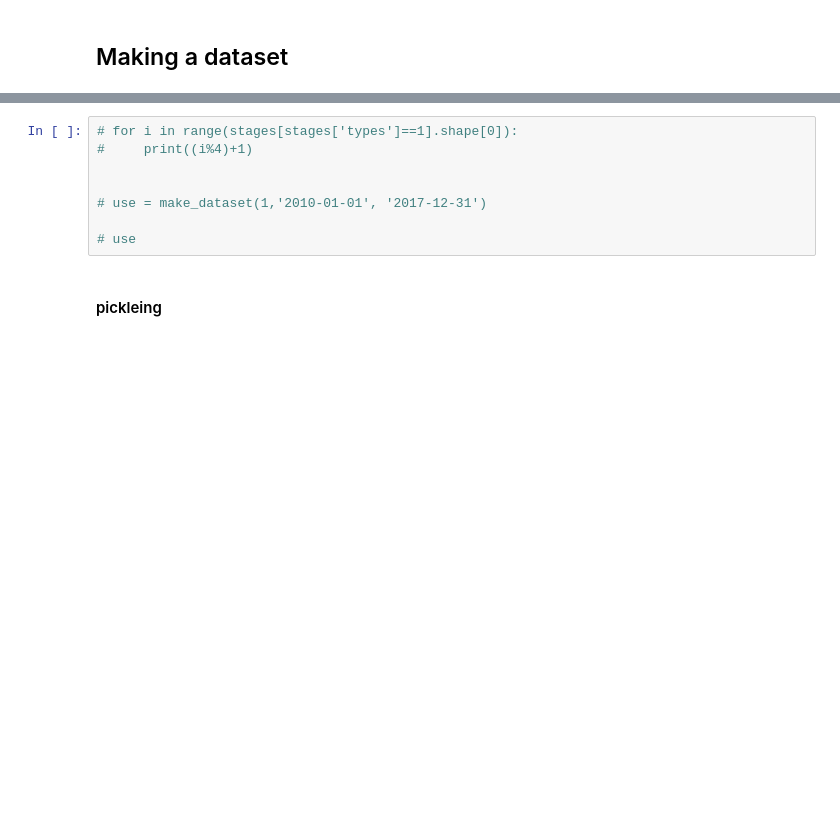
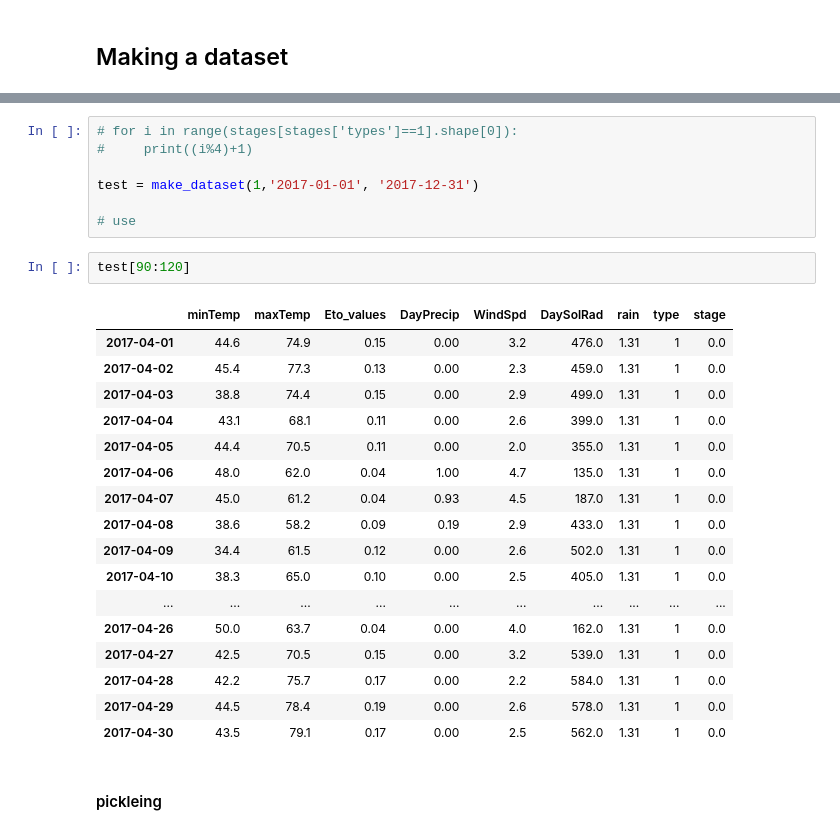
Before and after one commit to kirubeltadesse/harvestPrediction, a Jupyter notebook: jupyternotebooks/Data Preparation.ipynb, the cells around one changed output, grey strips where cells are left out. Cells and saved outputs as stored; diff of their text form; blank space fills up the shorter version.

```diff
--- a/jupyternotebooks/Data Preparation.ipynb
+++ b/jupyternotebooks/Data Preparation.ipynb
@@ -164,10 +191,29 @@ def make_dataset(kind, start, end):
 # for i in range(stages[stages['types']==1].shape[0]):
 #     print((i%4)+1)
 
-
-# use = make_dataset(1,'2010-01-01', '2017-12-31')
+test = make_dataset(1,'2017-01-01', '2017-12-31')
 
 # use
+# %%
+test[90:120]
+# %% [output]
+|  | minTemp | maxTemp | Eto_values | DayPrecip | WindSpd | DaySolRad | rain | type | stage |
+| 2017-04-01 | 44.6 | 74.9 | 0.15 | 0.00 | 3.2 | 476.0 | 1.31 | 1 | 0.0 |
+| 2017-04-02 | 45.4 | 77.3 | 0.13 | 0.00 | 2.3 | 459.0 | 1.31 | 1 | 0.0 |
+| 2017-04-03 | 38.8 | 74.4 | 0.15 | 0.00 | 2.9 | 499.0 | 1.31 | 1 | 0.0 |
+| 2017-04-04 | 43.1 | 68.1 | 0.11 | 0.00 | 2.6 | 399.0 | 1.31 | 1 | 0.0 |
+| 2017-04-05 | 44.4 | 70.5 | 0.11 | 0.00 | 2.0 | 355.0 | 1.31 | 1 | 0.0 |
+| 2017-04-06 | 48.0 | 62.0 | 0.04 | 1.00 | 4.7 | 135.0 | 1.31 | 1 | 0.0 |
+| 2017-04-07 | 45.0 | 61.2 | 0.04 | 0.93 | 4.5 | 187.0 | 1.31 | 1 | 0.0 |
+| 2017-04-08 | 38.6 | 58.2 | 0.09 | 0.19 | 2.9 | 433.0 | 1.31 | 1 | 0.0 |
+| 2017-04-09 | 34.4 | 61.5 | 0.12 | 0.00 | 2.6 | 502.0 | 1.31 | 1 | 0.0 |
+| 2017-04-10 | 38.3 | 65.0 | 0.10 | 0.00 | 2.5 | 405.0 | 1.31 | 1 | 0.0 |
+| ... | ... | ... | ... | ... | ... | ... | ... | ... | ... |
+| 2017-04-26 | 50.0 | 63.7 | 0.04 | 0.00 | 4.0 | 162.0 | 1.31 | 1 | 0.0 |
+| 2017-04-27 | 42.5 | 70.5 | 0.15 | 0.00 | 3.2 | 539.0 | 1.31 | 1 | 0.0 |
+| 2017-04-28 | 42.2 | 75.7 | 0.17 | 0.00 | 2.2 | 584.0 | 1.31 | 1 | 0.0 |
+| 2017-04-29 | 44.5 | 78.4 | 0.19 | 0.00 | 2.6 | 578.0 | 1.31 | 1 | 0.0 |
+| 2017-04-30 | 43.5 | 79.1 | 0.17 | 0.00 | 2.5 | 562.0 | 1.31 | 1 | 0.0 |
 # %% [markdown]
 #### pickleing
 # %%
```
Also changed, not shown: parts of 7 cells of this notebook, 3 other files.
